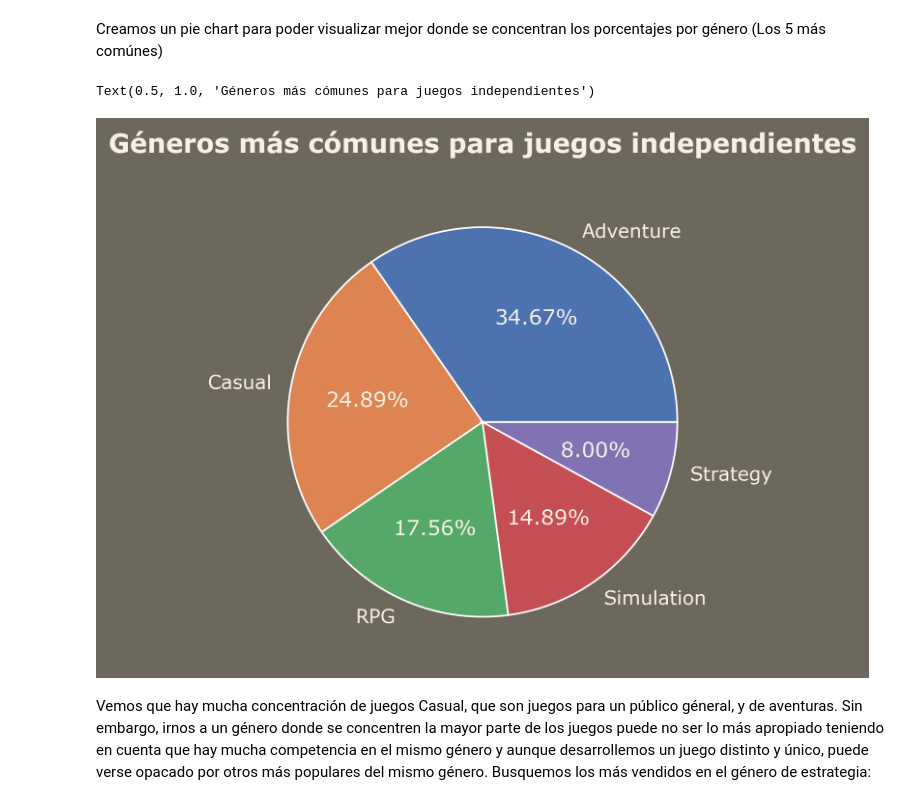
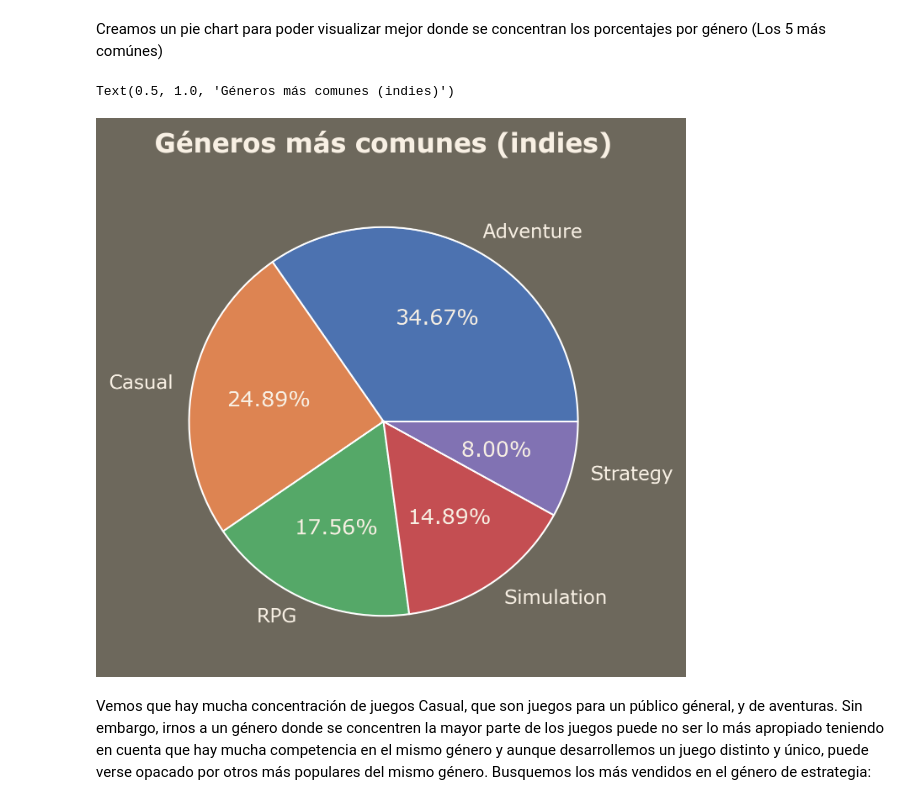
Before and after one commit to manuelfranceschi/EDA_GameInvestment, a Jupyter notebook: src/notebooks/Definicion_EDA.ipynb, the cells around one changed output. Drawn from its saved outputs; the diff is of its cells as text; code cells hidden in the pictures.

```diff
--- a/src/notebooks/Definicion_EDA.ipynb
+++ b/src/notebooks/Definicion_EDA.ipynb
@@ -314,16 +317,16 @@ Name: Name, dtype: int64
 # %% [markdown]
 Creamos un pie chart para poder visualizar mejor donde se concentran los porcentajes por género (Los 5 más comúnes)
 # %%
-plt.figure(figsize=(5,6))
+plt.figure(figsize=(5,5))
 top_5_genres = indie_genres.nlargest(5)
 
 plt.pie(top_5_genres.values,
         labels=top_5_genres.index,
         autopct='%1.2f%%');
-plt.title("Géneros más cómunes para juegos independientes",fontsize= 15, weight="bold", pad=15)
+plt.title("Géneros más comunes (indies)",fontsize= 15, weight="bold", pad=15)
 # %% [output]
-Text(0.5, 1.0, 'Géneros más cómunes para juegos independientes')
+Text(0.5, 1.0, 'Géneros más comunes (indies)')
-[figure, old version]
+[figure, new version]
 # %% [markdown]
 Vemos que hay mucha concentración de juegos Casual, que son juegos para un público géneral, y de aventuras. Sin embargo, irnos a un género donde se concentren la mayor parte de los juegos puede no ser lo más apropiado teniendo en cuenta que hay mucha competencia en el mismo género y aunque desarrollemos un juego distinto y único, puede verse opacado por otros más populares del mismo género. Busquemos los más vendidos en el género de estrategia:
 # %%
```
Also changed, not shown: parts of 7 cells of this notebook, 2 other files.
